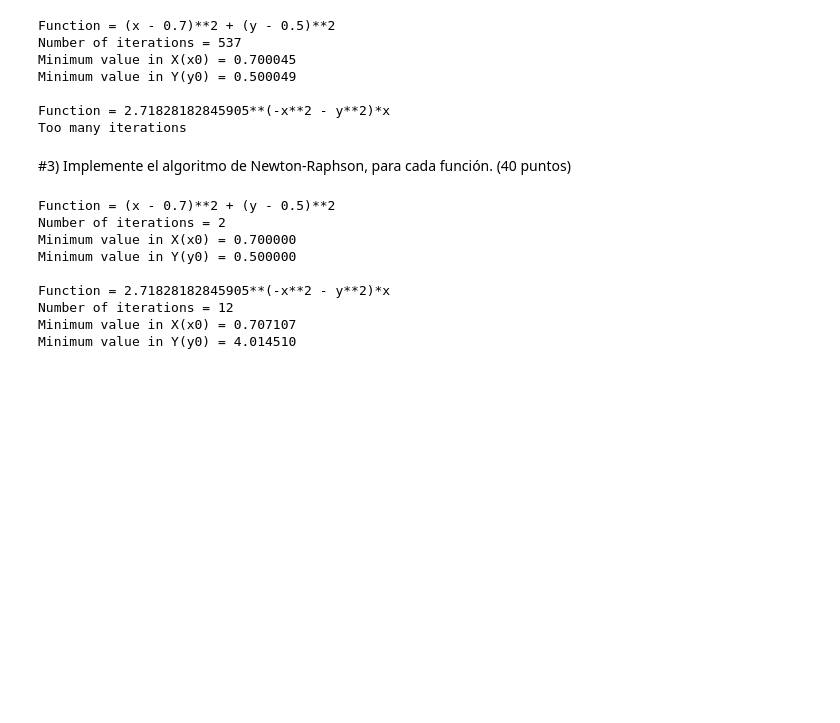
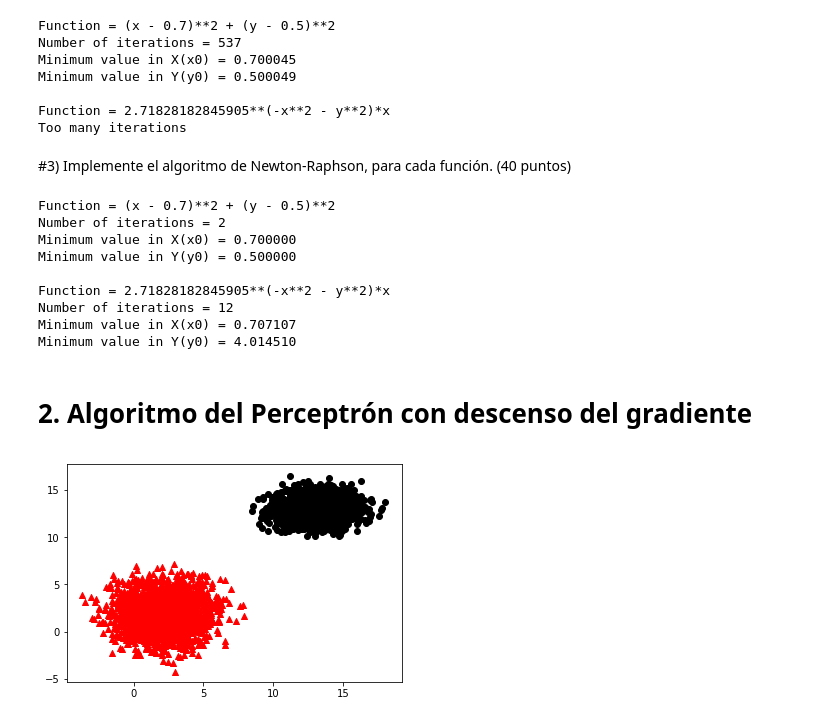
Before and after one commit to fmejias/CienciasDeLosDatosTEC, a Jupyter notebook: MatematicasCienciasDeLosDatos/TP4/TP4.ipynb, the cells around one changed output. Cells and saved outputs as stored; diff of their text form; code cells hidden in the pictures; blank space fills up the shorter version.

```diff
--- a/MatematicasCienciasDeLosDatos/TP4/TP4.ipynb
+++ b/MatematicasCienciasDeLosDatos/TP4/TP4.ipynb
@@ -218,3 +228,72 @@ Function = 2.71828182845905**(-x**2 - y**2)*x
 Number of iterations = 12
 Minimum value in X(x0) = 0.707107
 Minimum value in Y(y0) = 4.014510
+# %% [markdown]
+# 2. Algoritmo del Perceptrón con descenso del gradiente
+# %%
+"""
+Creates the data to be used for training, using a GMM distribution
+@param numberSamplesPerClass, the number of samples per class
+@param mean1, means for samples from the class 1
+@param mean2, means for samples from the class 2
+@param stds1, standard deviation for samples, class 1
+@param stds2, standard deviation for samples, class 2
+"""
+def createData(numberSamplesPerClass = 2, mean1 = [2, 2], mean2 = [6, 6], stds1 = [3, 3], stds2 = [2, 1]):
+    means = torch.zeros(2)
+
+    # Ones to concatenate for bias
+    ones = torch.ones(numberSamplesPerClass, 1)
+    means[0] = mean1[0]
+    means[1] = mean1[1]
+
+    # Covariance matrix creation with identity
+    covarianceMatrix = torch.eye(2)
+    covarianceMatrix[0, 0] = stds1[0]
+    covarianceMatrix[1, 1] = stds1[1]
+
+    samplesClass1 = createDataOneClass(means, covarianceMatrix, numberSamplesPerClass)
+
+    means[0] = mean2[0]
+    means[1] = mean2[1]
+    covarianceMatrix[0, 0] = stds2[0]
+    covarianceMatrix[1, 1] = stds2[1]
+    samplesClass2 = createDataOneClass(means, covarianceMatrix, numberSamplesPerClass)
+
+
+    # Concatenates the ones for the bias
+    samplesClass1Bias = torch.cat((ones, samplesClass1), 1)
+    samplesClass2Bias = torch.cat((ones, samplesClass2), 1)
+    samplesAll = torch.cat((samplesClass1, samplesClass2), 0)
+
+    plt.scatter(samplesClass1[:, 0], samplesClass1[:, 1], marker='^', c='red')
+    plt.scatter(samplesClass2[:, 0], samplesClass2[:, 1], marker='o', c='black')
+
+    plt.show()
+    #Create samples with bias
+    samplesAllBias = torch.cat((samplesClass1Bias, samplesClass2Bias), 0)
+
+    #Create targets
+    targetsClass1 = torch.ones(numberSamplesPerClass, 1)
+    targetsClass2 = -1 * torch.ones(numberSamplesPerClass, 1)
+    targetsAll = torch.cat((targetsClass1, targetsClass2), 0)
+
+    return (targetsAll, samplesAllBias)
+
+
+'''
+Creates data with gaussian distribution
+'''
+def createDataOneClass(means, covarianceMatrix, numberSamples):
+    # Inits the bi gaussian data generator
+    multiGaussGenerator = multivariate_normal.MultivariateNormal(means, covarianceMatrix)
+    # Takes the samples
+    samples = multiGaussGenerator.sample(torch.Size([numberSamples]))
+
+    return samples
+
+
+# Sample data A
+(Targets, Samples) = createData(numberSamplesPerClass = 2000, mean2 = [13, 13])
+# %% [output]
+[figure, added]
```
Also changed, not shown: parts of 2 cells of this notebook.
